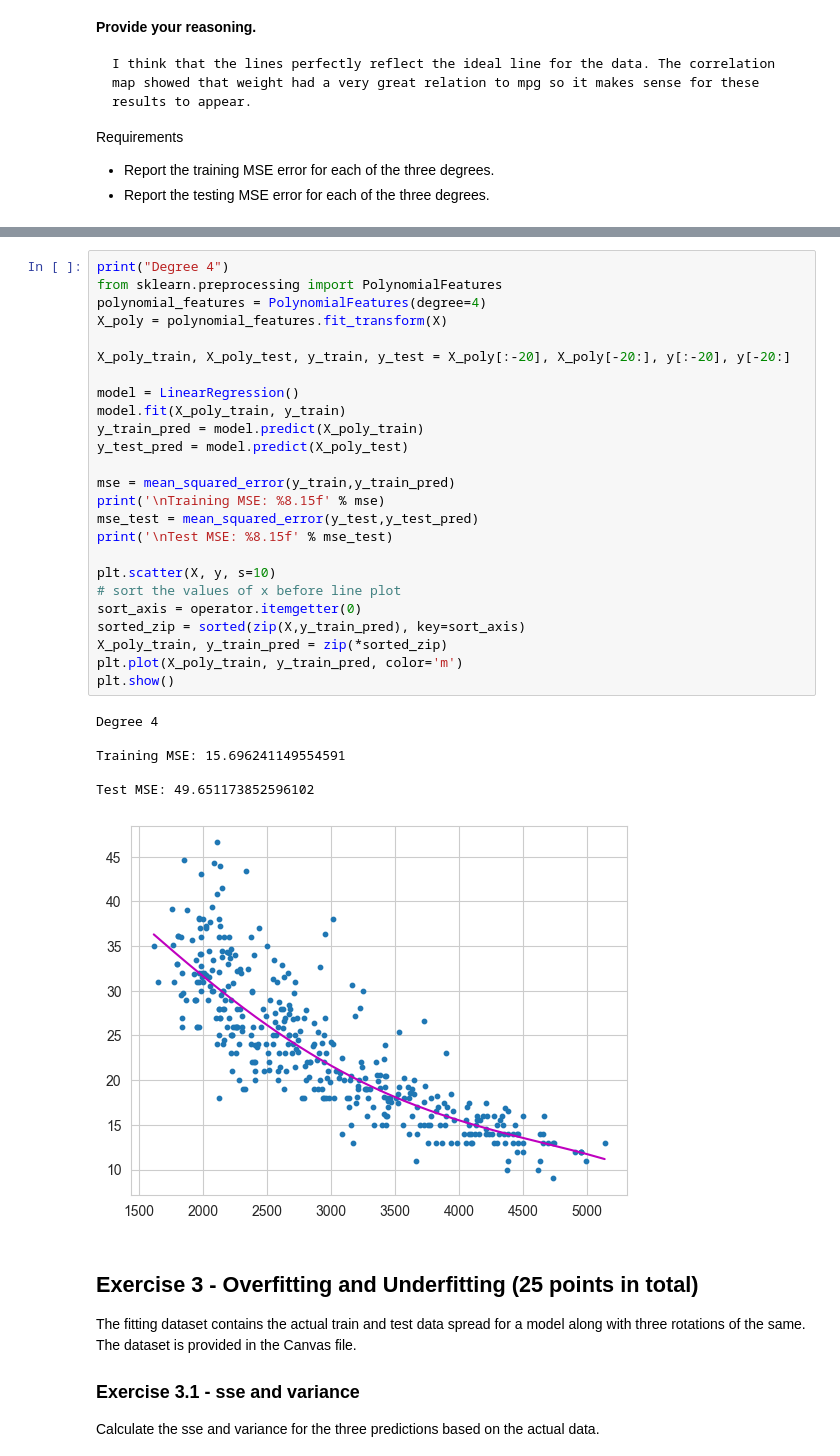
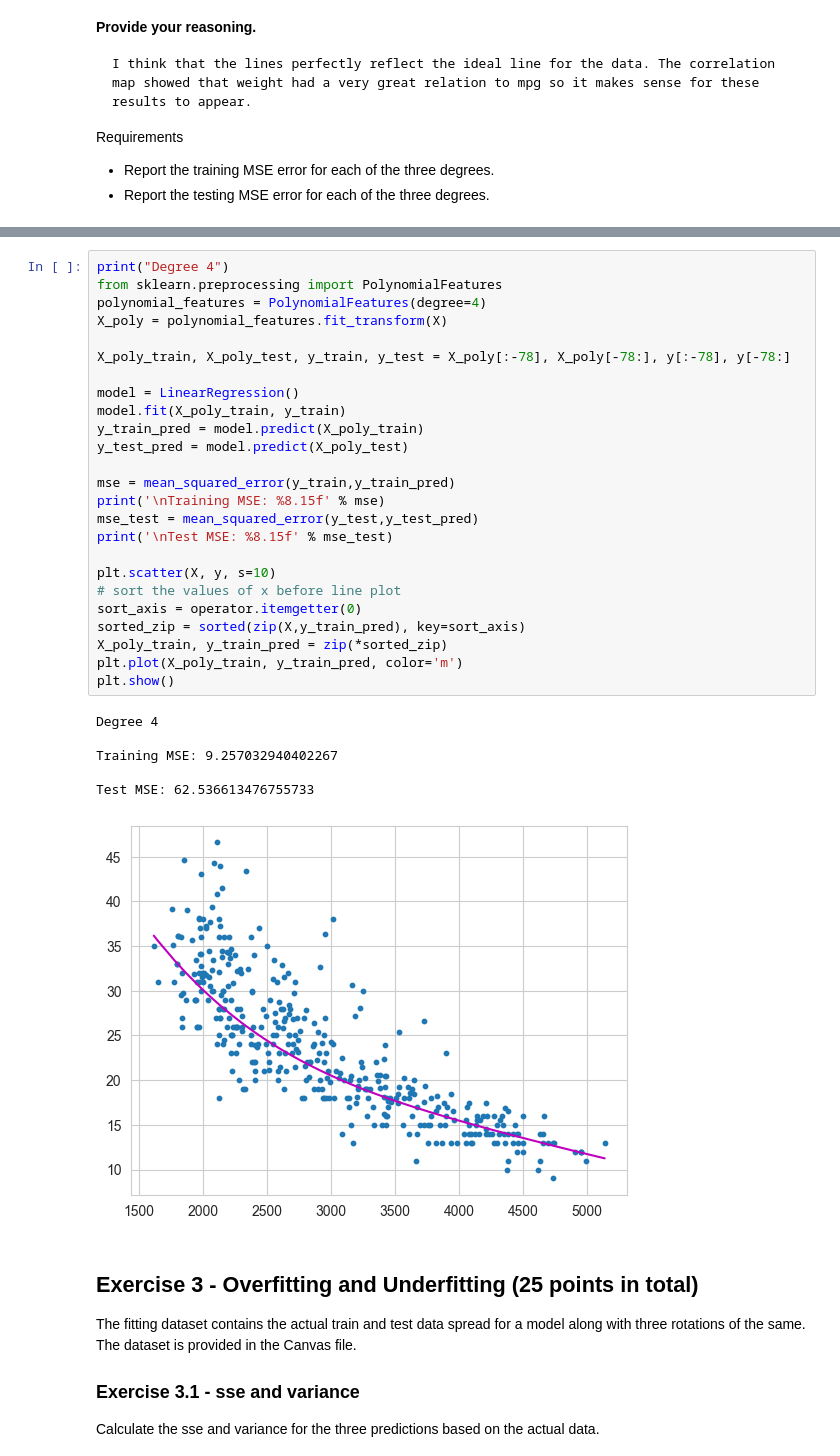
Before and after one commit to tran1174/ecs171, a Jupyter notebook: Homework1/HW1.ipynb, the cells around one changed output, grey strips where cells are left out. Cells and saved outputs as stored; diff of their text form.

```diff
--- a/Homework1/HW1.ipynb
+++ b/Homework1/HW1.ipynb
@@ -234,35 +236,35 @@ Test MSE: 49.868657199872366
 # %%
 print("Degree 4")
 from sklearn.preprocessing import PolynomialFeatures
 polynomial_features = PolynomialFeatures(degree=4)
 X_poly = polynomial_features.fit_transform(X)
 
-X_poly_train, X_poly_test, y_train, y_test = X_poly[:-20], X_poly[-20:], y[:-20], y[-20:]
+X_poly_train, X_poly_test, y_train, y_test = X_poly[:-78], X_poly[-78:], y[:-78], y[-78:]
 
 model = LinearRegression()
 model.fit(X_poly_train, y_train)
 y_train_pred = model.predict(X_poly_train)
 y_test_pred = model.predict(X_poly_test)
 
 mse = mean_squared_error(y_train,y_train_pred)
 print('\nTraining MSE: %8.15f' % mse)
 mse_test = mean_squared_error(y_test,y_test_pred)
 print('\nTest MSE: %8.15f' % mse_test)
 
 plt.scatter(X, y, s=10)
 # sort the values of x before line plot
 sort_axis = operator.itemgetter(0)
 sorted_zip = sorted(zip(X,y_train_pred), key=sort_axis)
 X_poly_train, y_train_pred = zip(*sorted_zip)
 plt.plot(X_poly_train, y_train_pred, color='m')
 plt.show()
 # %% [output]
 Degree 4
 
-Training MSE: 15.696241149554591
+Training MSE: 9.257032940402267
 
-Test MSE: 49.651173852596102
+Test MSE: 62.536613476755733
-[figure, old version]
+[figure, new version]
 # %% [markdown]
 ## Exercise 3 - Overfitting and Underfitting (25 points in total)
 The fitting dataset contains the actual train and test data spread for a model along with three rotations of the same. The dataset is provided in the Canvas file.
```
Also changed, not shown: parts of 4 cells of this notebook.
